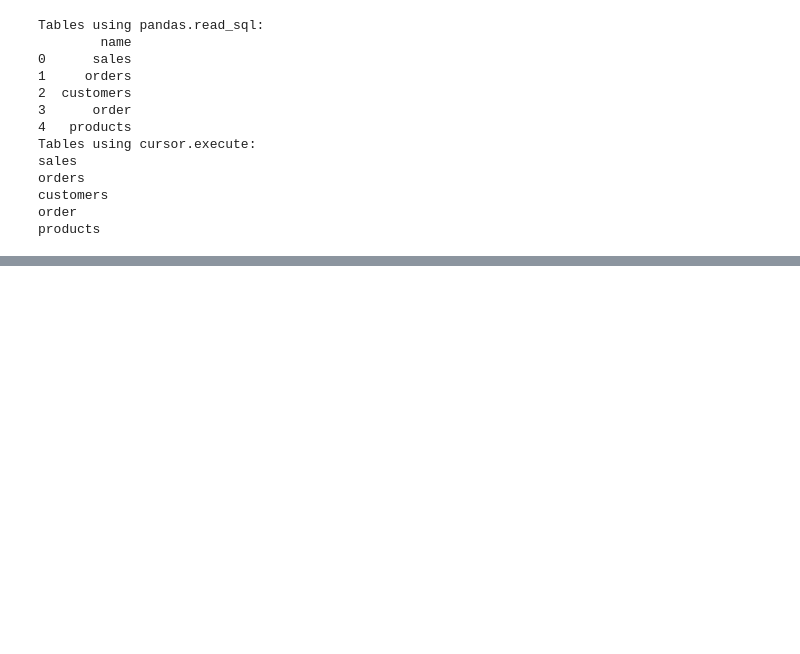
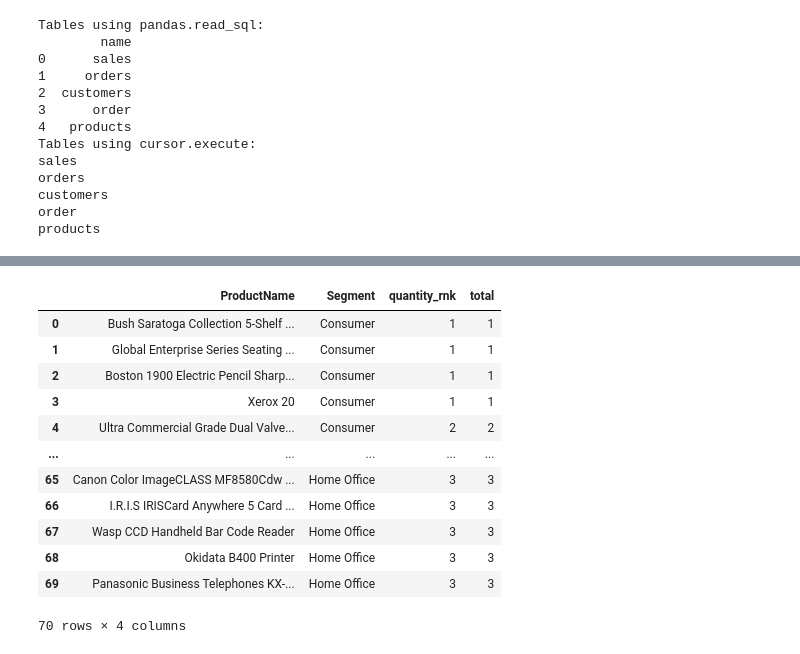
Before and after one commit to Rojhak/BI_analysis, a Jupyter notebook: bi_database.ipynb, the cells around one changed output, grey strips where cells are left out. Cells and saved outputs as stored; diff of their text form; code cells hidden in the pictures; blank space fills up the shorter version.

```diff
--- a/bi_database.ipynb
+++ b/bi_database.ipynb
@@ -248,0 +374,30 @@ OperationalError: near "order": syntax error
+# %%
+#What are the 3 schlecht-seller products in each product segment? (Quantity-wise)
+sql_query = """
+with cte as (
+    SELECT
+        s.ProductID,
+        cst.Segment,
+        s.Sales,
+        dense_rank()OVER( partition by cst.segment ORDER BY sum(s.Quantity) ASC) AS quantity_rnk,
+        sum(s.Quantity) as total
+    FROM Sales s
+    JOIN Orders o ON s.OrderID = o.OrderID
+    JOIN Customers cst ON o.CustomerID = cst.CustomerID group by s.ProductID )
+    select p.ProductName, c.Segment, c.quantity_rnk, c.total from cte c join products p on c.ProductID=p.ProductID where quantity_rnk <=3
+   """
+pd.read_sql(sql_query, conn)
+# %% [output]
+|  | ProductName | Segment | quantity_rnk | total |
+| 0 | Bush Saratoga Collection 5-Shelf ... | Consumer | 1 | 1 |
+| 1 | Global Enterprise Series Seating ... | Consumer | 1 | 1 |
+| 2 | Boston 1900 Electric Pencil Sharp... | Consumer | 1 | 1 |
+| 3 | Xerox 20 | Consumer | 1 | 1 |
+| 4 | Ultra Commercial Grade Dual Valve... | Consumer | 2 | 2 |
+| ... | ... | ... | ... | ... |
+| 65 | Canon Color ImageCLASS MF8580Cdw ... | Home Office | 3 | 3 |
+| 66 | I.R.I.S IRISCard Anywhere 5 Card ... | Home Office | 3 | 3 |
+| 67 | Wasp CCD Handheld Bar Code Reader | Home Office | 3 | 3 |
+| 68 | Okidata B400 Printer | Home Office | 3 | 3 |
+| 69 | Panasonic Business Telephones KX-... | Home Office | 3 | 3 |
+70 rows × 4 columns
```
Also changed, not shown: parts of 14 cells of this notebook, 2 other files.
